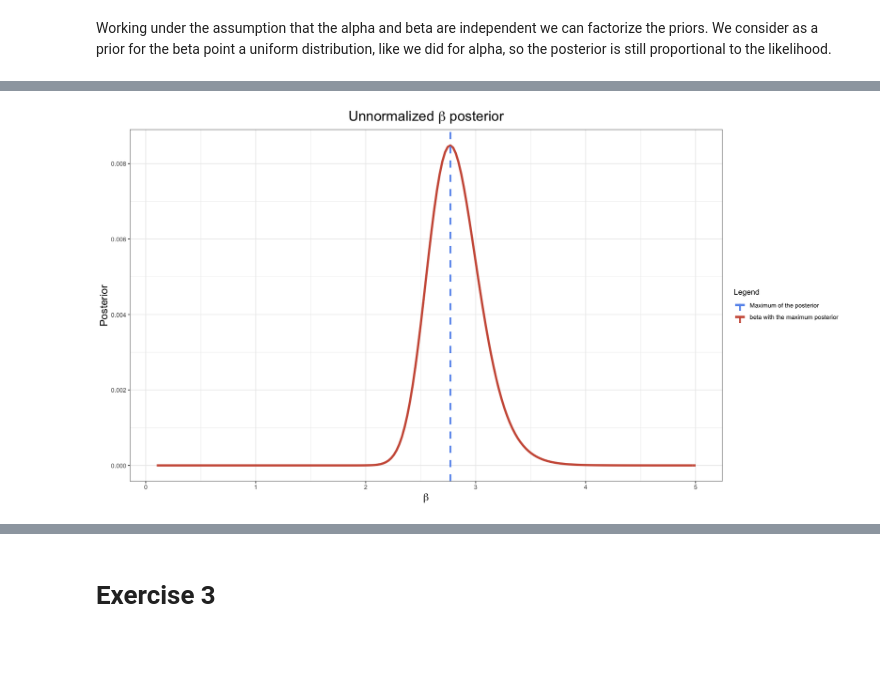
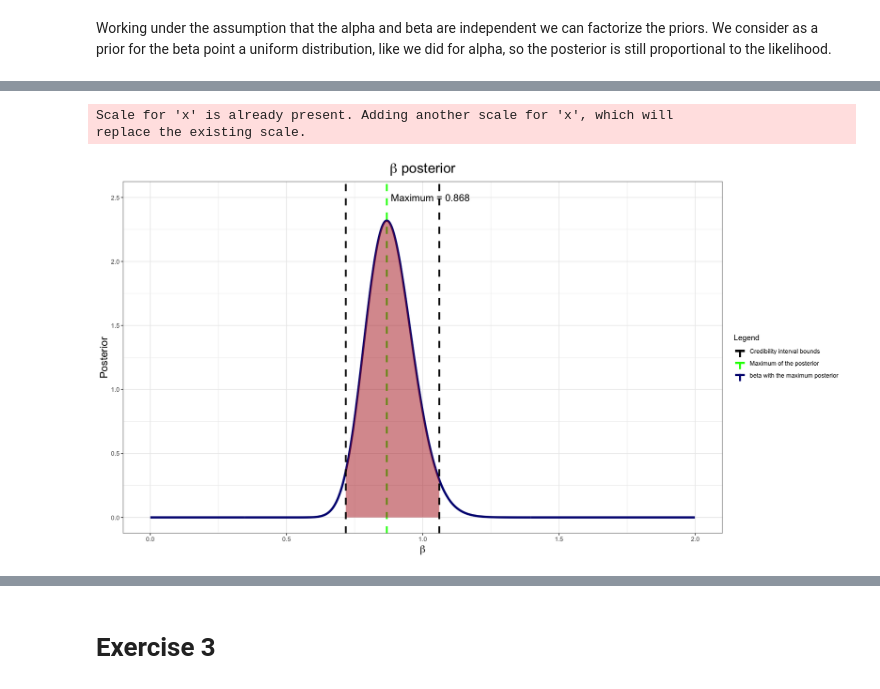
Before and after one commit to tommasoamico/R_statistics_exercises, a Jupyter notebook: exercises_5.ipynb, the cells around one changed output, grey strips where cells are left out. Drawn from its saved outputs; the diff is of its cells as text; code cells hidden in the pictures; blank space fills up the shorter version.

```diff
--- a/exercises_5.ipynb
+++ b/exercises_5.ipynb
@@ -221,0 +249,2 @@ y_post_star <- exp(y_log_star)
+# %%
+z <- z- max(z)
@@ -221,0 +260,7 @@ y_post_star <- exp(y_log_star)
+# %%
+df <- data.frame(z)
+# %%
+df <- exp(df)
+# %%
+post_a <- apply(df, 1, sum)
+post_b <- apply(df, 2, sum)
@@ -222,18 +301,34 @@ y_post_star <- exp(y_log_star)
 # %%
-max_index=which.max(y_post_star)
+#Normalized beta case
+options(repr.plot.width=15, repr.plot.height=8)
+
+y_post_b = post_b/(h*sum(post_b))
+max_index=which.max(y_post_b)
+cumul <- cumsum(y_post_b*((x_max-x_min)/n_sample))
+lower_bound <- b[length(cumul[cumul < 0.025])]
+upper_bound <- b[length(cumul[cumul < 0.975])]
+y_ribbon <- y_post_b[length(cumul[cumul < 0.025]):length(cumul[cumul < 0.975])]
+
+
 
 plot <- ggplot() +
         scale_x_continuous(breaks=0:5, labels=0:5) +
         theme_bw() +
-        geom_line(aes(x=beta, y=y_post_star, color='beta with the maximum posterior'), lwd=1.5) +
-        geom_vline(aes(xintercept=beta[max_index], color='Maximum of the posterior'), linetype='dashed', lwd=1.2) +
-        labs(title=TeX('Unnormalized $\\beta$ posterior'), x= TeX('$\\beta$'), y='Posterior', color='Legend') +
+        geom_line(aes(x=b, y=y_post_b, color='beta with the maximum posterior'), lwd=1.5) +
+        geom_vline(aes(xintercept=b[max_index], color='Maximum of the posterior'), linetype='dashed', lwd=1.2) +
+        labs(title=TeX('$\\beta$ posterior'), x= TeX('$\\beta$'), y='Posterior', color='Legend') +
         theme(plot.title = element_text(size=20, hjust=0.5))  +
         theme(axis.title = element_text(size=15)) +
-        scale_color_manual(values = c('Maximum of the posterior' = 'cornflowerblue', 'beta with the maximum posterior' ='coral3'))
-
+        scale_color_manual(values = c('Maximum of the posterior' = 'green', 'beta with the maximum posterior' ='navy', 'Credibility interval bounds'='black')) +
+        geom_ribbon(aes(x = seq(lower_bound, upper_bound, length.out=length(y_ribbon)), ymin=0, ymax=y_ribbon), fill='firebrick', alpha=0.5) +
+        geom_vline(aes(xintercept=lower_bound,  color='Credibility interval bounds'), linetype='dashed', lwd=1.2) +
+        geom_vline(aes(xintercept=upper_bound), linetype='dashed', lwd=1.2, color='black') +
+        annotate('text', x=b[max_index]+0.16, y=2.5 , label=sprintf("Maximum = %s", b[max_index]), size=5) +
+        xlim(0,2)
 
 
 plot
 # %% [output]
+Scale for 'x' is already present. Adding another scale for 'x', which will
+replace the existing scale.
-[figure, old version]
+[figure, new version]
```
Also changed, not shown: parts of 29 cells of this notebook.
